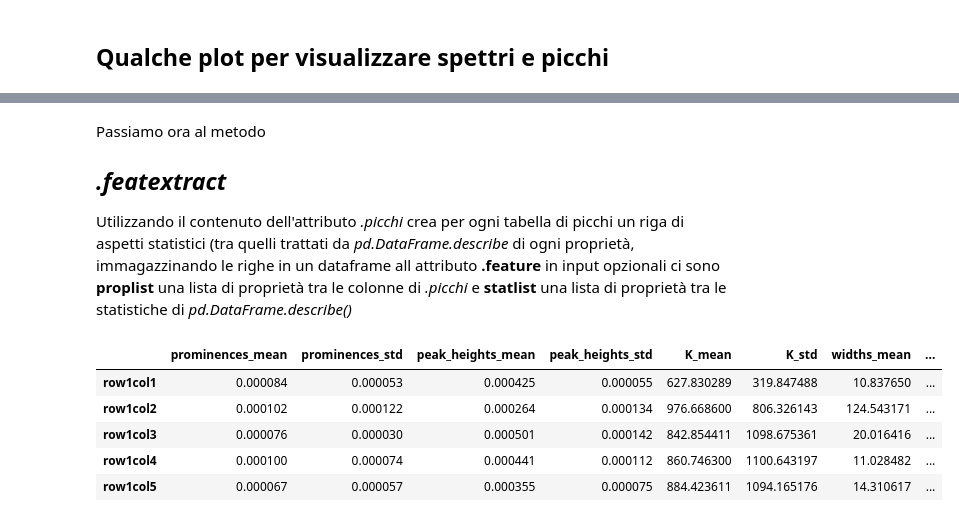
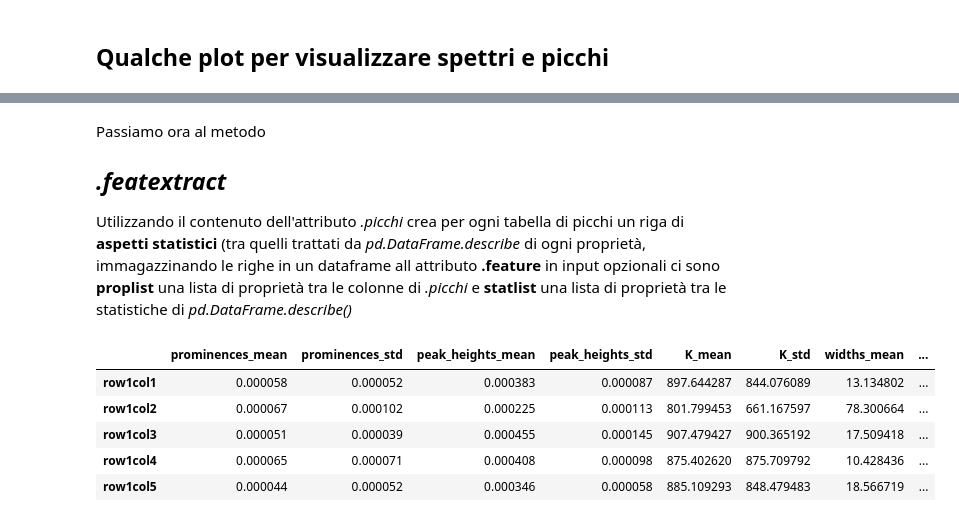
Before and after one commit to wesleyunitn/pythonProject, a Jupyter notebook: notebook/eda1.ipynb, the cells around one changed output, grey strips where cells are left out. Drawn from its saved outputs; the diff is of its cells as text; code cells hidden in the pictures.

```diff
--- a/notebook/eda1.ipynb
+++ b/notebook/eda1.ipynb
@@ -38,9 +57,11 @@ def plot_peaks(peak_obj:classes.Spettri,nspettri = 3):
 importo la classe (*Spettri*) dedicata a contenere dati e picchi dei campioni.
 Moduli (*.peakfinder* e *.seriepeak*) dedicati al trovare picchi in base a delle proprietà immagazzinate negli attributi dell'istanza
 # %%
-picchi1 = classes.Spettri(data1,npicchi=None,prop={'height':(None,None),'prominence':1.5*10**-6})
+picchi1 = classes.Spettri(data1)
 
-picchi2 = classes.Spettri(data2,npicchi=None,prop={'height':(None,None),'prominence':1.5*10**-6})
+picchi2 = classes.Spettri(data2)
+
+# il modo più minimale di istanziare la classe, lasciando tutti gli attributi-parametri come di default
 # %% [markdown]
 
 ### Chiamando il metodo peakfinder()
@@ -186,15 +214,16 @@ Passiamo ora al metodo
 
 ## *.featextract*
 
-Utilizzando il contenuto dell'attributo *.picchi* crea per ogni tabella di picchi un riga di aspetti statistici (tra quelli trattati da *pd.DataFrame.describe* di ogni proprietà, immagazzinando le righe in un dataframe all attributo **.feature**
+Utilizzando il contenuto dell'attributo *.picchi* crea per ogni tabella di picchi un riga di **aspetti statistici** (tra quelli trattati da *pd.DataFrame.describe* di ogni proprietà, immagazzinando le righe in un dataframe all attributo **.feature**
 in input opzionali ci sono **proplist** una lista di proprietà tra le colonne di *.picchi* e **statlist** una lista di proprietà tra le statistiche di *pd.DataFrame.describe()*
 # %%
 picchi1.featextract()
+picchi2.featextract()
 picchi1.feature.head()
 # %% [output]
 |  | prominences_mean | prominences_std | peak_heights_mean | peak_heights_std | K_mean | K_std | widths_mean | ... |
-| row1col1 | 0.000084 | 0.000053 | 0.000425 | 0.000055 | 627.830289 | 319.847488 | 10.837650 | ... |
-| row1col2 | 0.000102 | 0.000122 | 0.000264 | 0.000134 | 976.668600 | 806.326143 | 124.543171 | ... |
-| row1col3 | 0.000076 | 0.000030 | 0.000501 | 0.000142 | 842.854411 | 1098.675361 | 20.016416 | ... |
-| row1col4 | 0.000100 | 0.000074 | 0.000441 | 0.000112 | 860.746300 | 1100.643197 | 11.028482 | ... |
-| row1col5 | 0.000067 | 0.000057 | 0.000355 | 0.000075 | 884.423611 | 1094.165176 | 14.310617 | ... |
+| row1col1 | 0.000058 | 0.000052 | 0.000383 | 0.000087 | 897.644287 | 844.076089 | 13.134802 | ... |
+| row1col2 | 0.000067 | 0.000102 | 0.000225 | 0.000113 | 801.799453 | 661.167597 | 78.300664 | ... |
+| row1col3 | 0.000051 | 0.000039 | 0.000455 | 0.000145 | 907.479427 | 900.365192 | 17.509418 | ... |
+| row1col4 | 0.000065 | 0.000071 | 0.000408 | 0.000098 | 875.402620 | 875.709792 | 10.428436 | ... |
+| row1col5 | 0.000044 | 0.000052 | 0.000346 | 0.000058 | 885.109293 | 848.479483 | 18.566719 | ... |
```
Also changed, not shown: parts of 13 cells of this notebook, 6 other files.
